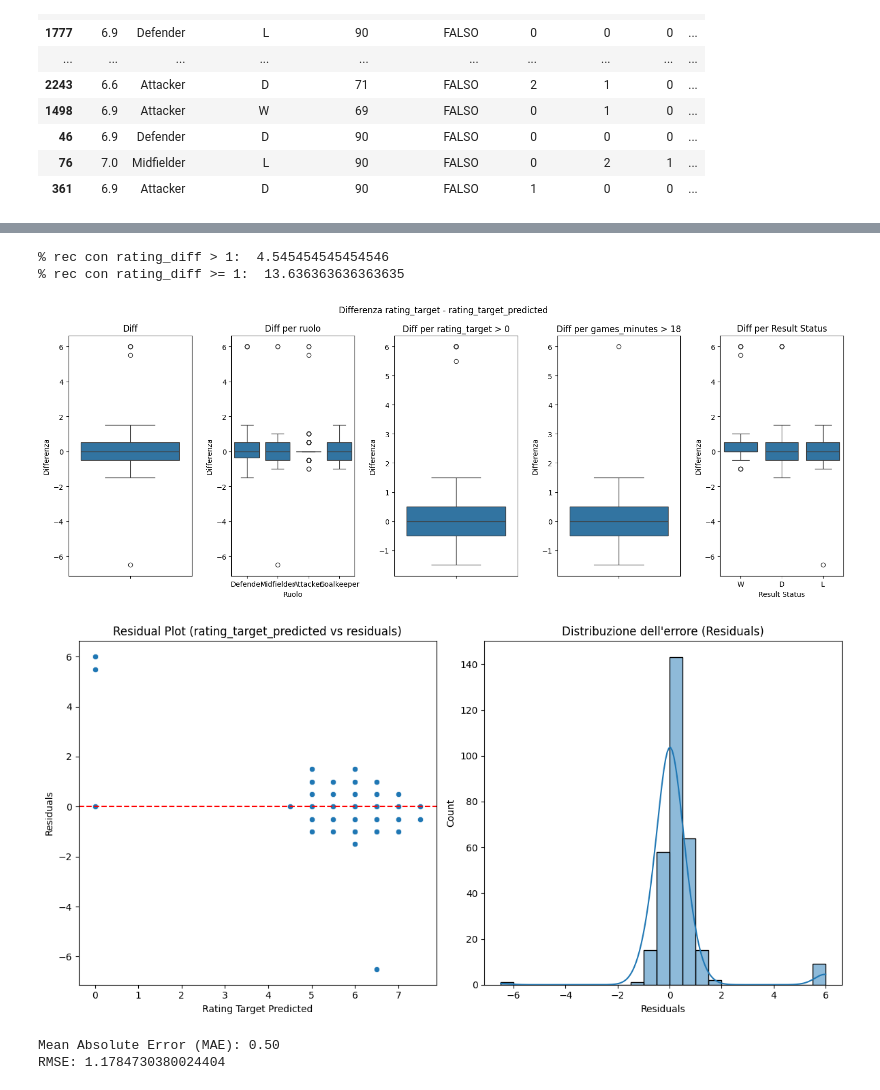
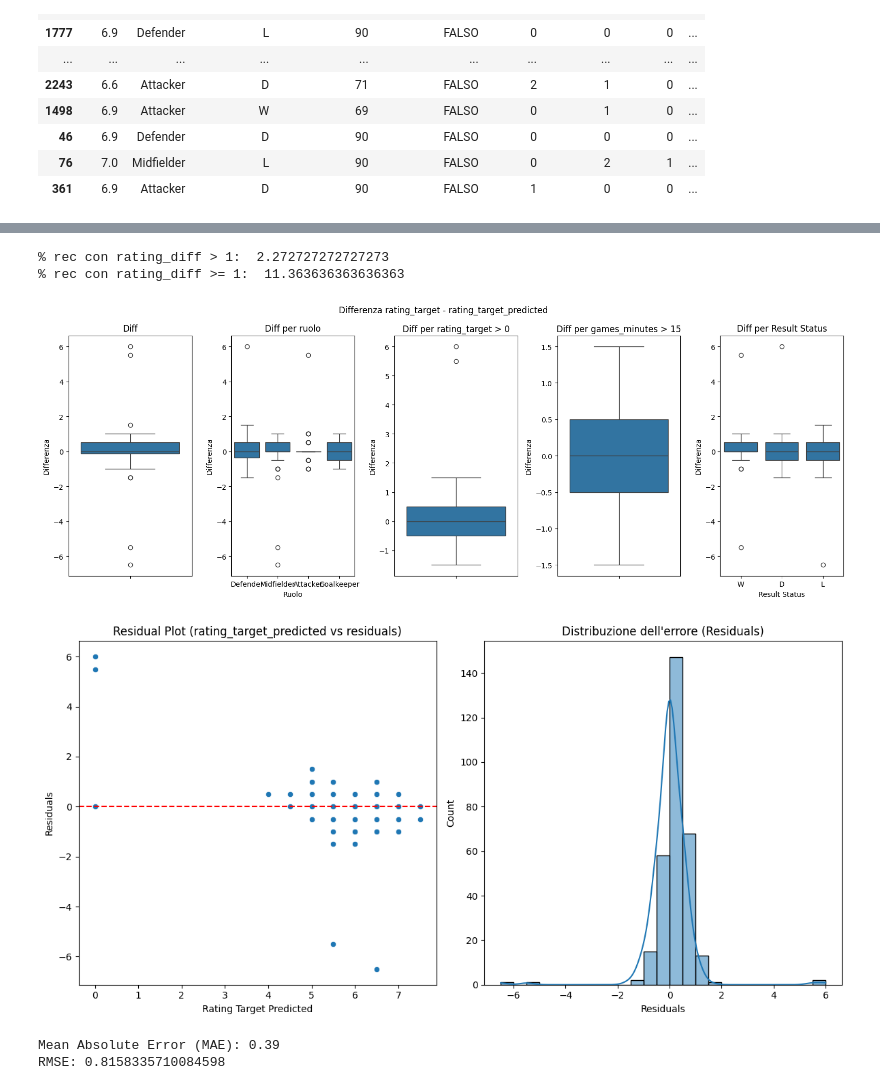
Before and after one commit to FrankMaverick/fantacalcio-rating-optimizer, a Jupyter notebook: 07_solution_v4.ipynb, the cells around one changed output, grey strips where cells are left out. Saved outputs shown, nothing was run; the diff lists cells and outputs as text; code cells hidden in the pictures.

```diff
--- a/07_solution_v4.ipynb
+++ b/07_solution_v4.ipynb
@@ -143,7 +143,7 @@ df_filtered
 # %%
 # 'games_minutes' step
 # Definisci gli intervalli e le etichette
-bins = [0, 20, 45, float('inf')]  # Inf significa tutti i minuti superiori a 45
+bins = [0, 16, 45, float('inf')]  # Inf significa tutti i minuti superiori a 45
 labels = [0, 1, 2]  # Le categorie corrispondenti ai vari step
 
 # Creare la nuova colonna con i livelli
@@ -390,24 +390,33 @@ X_test_filtered['rating_target_predicted'] = y_pred_original  # Valori predetti
 significant_columns = ['goals_total', 'goals_assists', 'penalty_scored', 'penalty_saved',
                        'penalty_missed', 'penalty_committed', 'penalty_won', 'cards_red', 'cards_yellow']
 
-non_significant_columns = [col for col in X_test_filtered.columns if col not in significant_columns + ['position', 'result_status', 'games_substitute', 'games_minutes', 'rating_target_original', 'rating_target_predicted']]
+non_significant_columns = [col for col in X_test_filtered.columns if col not in significant_columns + ['position', 'rating', 'result_status', 'games_substitute', 'games_minutes', 'rating_target_original', 'rating_target_predicted']]
 
+# Mappa per sottrarre il valore basato sulla posizione
+position_penalties = {
+    'Attacker': 1.054198,
+    'Defender': 0.825835,
+    'Goalkeeper': 0.277365,
+    'Midfielder': 0.960583
+}
 
-# Aggiungi la logica per sottrarre 0.85 se le colonne significative sono > 0, altrimenti 0 se le colonne non significative danno una somma < 20
+# Logica per gestire gli outliers
 X_test_filtered['rating_target_predicted'] = np.where(
-    (X_test_filtered['games_minutes'] < 20) & (X_test_filtered['rating_target_predicted'] < 5),
+    (X_test_filtered['games_minutes'] < 20) & (X_test_filtered['rating_target_predicted'] <= 6),
+    # Se games_minutes < 20 e rating_target_predicted < 5
     np.where(
-        (X_test_filtered[significant_columns] > 0).any(axis=1) & (X_test_filtered[non_significant_columns].sum(axis=1) >= 20),  # Controlla le colonne significative e la somma delle non significative
-        X_test_filtered['rating'] - 0.85,  # Sottrai 0.85
-        0  # Assegna 0 se le condizioni non sono soddisfatte
+        (X_test_filtered[significant_columns] > 0).any(axis=1) | (X_test_filtered[non_significant_columns].sum(axis=1) >= 22),
+        # Se almeno una colonna significativa è > 0 o la somma delle non significative è >= 20
+        X_test_filtered['rating'] - X_test_filtered['position'].map(position_penalties),  # Sottrai il valore in base alla posizione
+        0  # Altrimenti assegna 0
     ),
-    X_test_filtered['rating_target_predicted']  # Mantieni il valore arrotondato originale se la condizione non si applica
+    X_test_filtered['rating_target_predicted']  # Mantieni il valore attuale se la condizione principale non si applica
 )
 
 # Arrotondamento al mezzo punto più vicino per i valori predetti
 X_test_filtered['rating_target_predicted'] = np.round(X_test_filtered['rating_target_predicted'] * 2) / 2
 
-# Se vuoi salvare il dataset ricostruito su file CSV per ulteriori analisi
+# salvare il dataset ricostruito su file CSV per ulteriori analisi
 X_test_filtered.to_csv('./out/rating_predictions2.csv', index=False)
 
 # Stampa del dataset ricostruito
@@ -461,8 +473,8 @@ print("% rec con rating_diff > 1: ", len(df[(abs(df['rating_diff']) > 1)]) / len
 # Perc di record con rating_diff >= 1
 print("% rec con rating_diff >= 1: ", len(df[(abs(df['rating_diff']) >= 1)]) / len(df) * 100)
 # %% [output]
-% rec con rating_diff > 1:  4.545454545454546
-% rec con rating_diff >= 1:  13.636363636363635
+% rec con rating_diff > 1:  2.272727272727273
+% rec con rating_diff >= 1:  11.363636363636363
 # %%
 # Stats di base sulla differenza tra rating e rating target
 diff_overall = df['rating_diff'].describe()
@@ -485,37 +497,37 @@ plt.title('Diff')
 plt.ylabel('Differenza')
 
 # Boxplot della differenza per ruolo (position)
 plt.subplot(1, 5, 2)
 sns.boxplot(x=df['position'], y=df['rating_diff'])
 plt.title('Diff per ruolo')
 plt.xlabel('Ruolo')
 plt.ylabel('Differenza')
 
 # Boxplot delle righe filtrate con rating_target > 0
 filtered_df = df[df['rating_target'] > 0]
 plt.subplot(1, 5, 3)
 sns.boxplot(y=filtered_df['rating_diff'])
 plt.title('Diff per rating_target > 0')
 plt.ylabel('Differenza')
 
-# 3. Boxplot delle righe filtrate con games_minutes > 18
-filtered_df = df[df['games_minutes'] > 18]
+# 3. Boxplot delle righe filtrate con games_minutes > 15
+filtered_df = df[df['games_minutes'] > 15]
 plt.subplot(1, 5, 4)
 sns.boxplot(y=filtered_df['rating_diff'])
-plt.title('Diff per games_minutes > 18')
+plt.title('Diff per games_minutes > 15')
 plt.ylabel('Differenza')
 
 # 4. Boxplot della differenza rispetto a result_status
 plt.subplot(1, 5, 5)
 sns.boxplot(x=df['result_status'], y=df['rating_diff'])
 plt.title('Diff per Result Status')
 plt.xlabel('Result Status')
 plt.ylabel('Differenza')
 
 plt.tight_layout()
 plt.show()
 # %% [output]
-[figure, old version]
+[figure, new version]
 # %%
 # 1. Residual Plot (Grafico dei residui)
 plt.figure(figsize=(12, 6))
@@ -541,7 +553,7 @@ plt.ylabel('Count')
 plt.tight_layout()
 plt.show()
 # %% [output]
-[figure, old version]
+[figure, new version]
 # %%
 # Errore medio assoluto (MAE)
 mae = np.mean(np.abs(df['residuals']))
@@ -552,5 +564,5 @@ rmse = root_mean_squared_error(df['rating_target'], df['rating_target_predicted'
 
 print("RMSE:", rmse)
 # %% [output]
-Mean Absolute Error (MAE): 0.50
-RMSE: 1.1784730380024404
+Mean Absolute Error (MAE): 0.39
+RMSE: 0.8158335710084598
```
Also changed, not shown: parts of 7 cells of this notebook, 1 other file.
